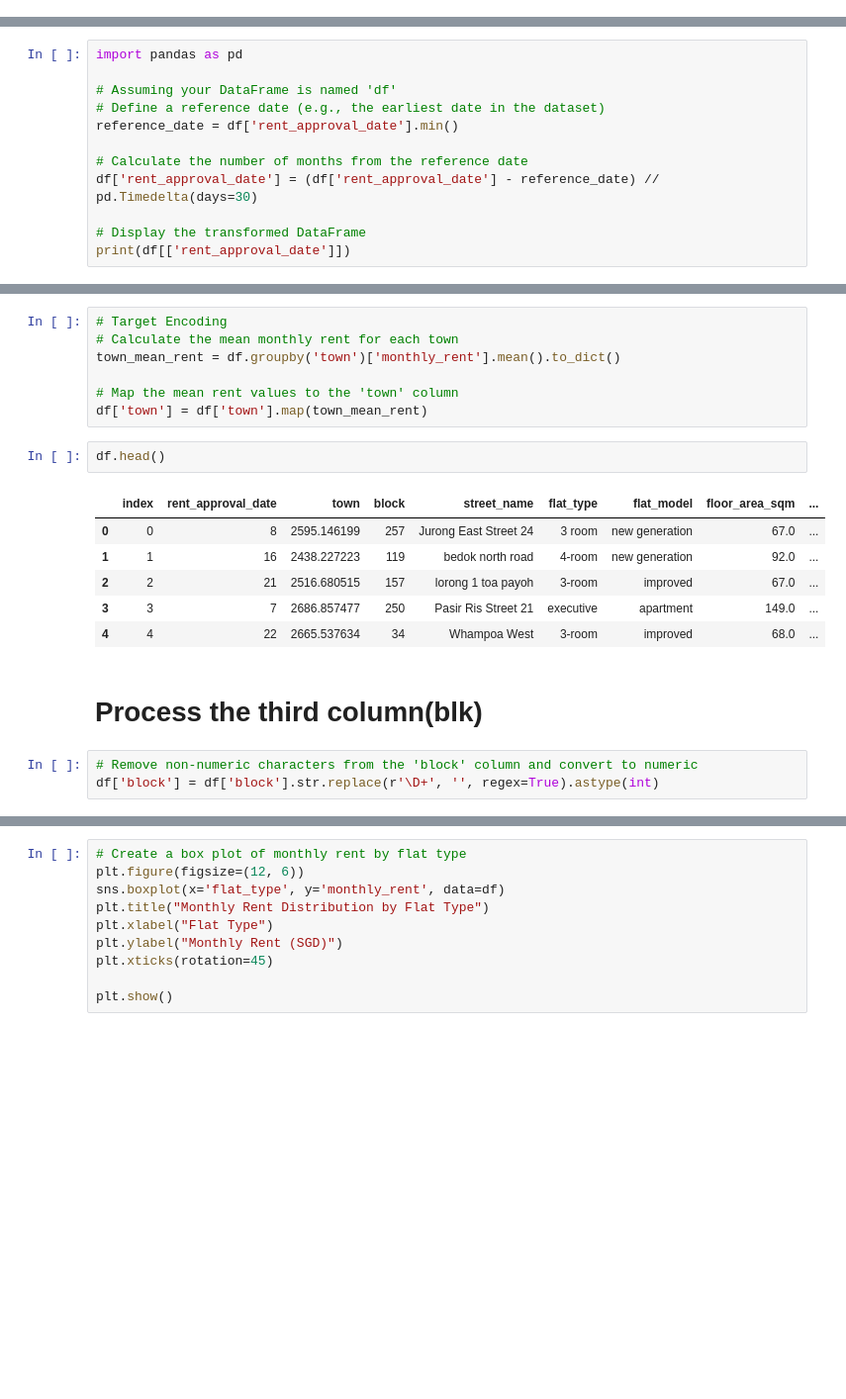
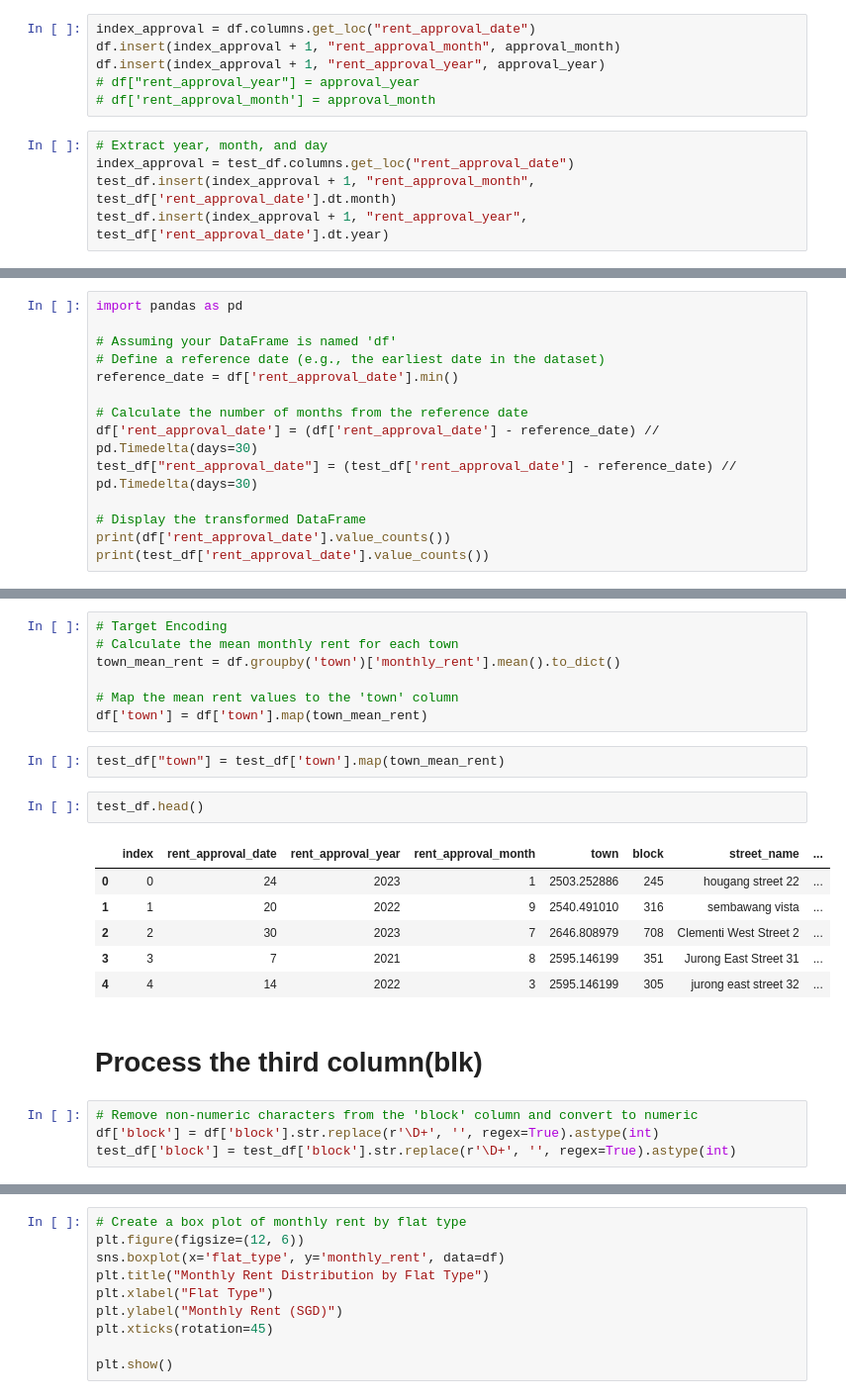
Before and after one commit to JinfengPang/8225SC-group007, a Jupyter notebook: EDA by WuXiangjieakang.ipynb, the cells around one changed output, grey strips where cells are left out. Shown at 99% size. Saved outputs shown, nothing was run; the diff lists cells and outputs as text; blank space fills up the shorter version.

Commit message:
feat: 增加对test data处理, model selection result: xgboost+当前参数, 初次submit

```diff
--- a/EDA by WuXiangjieakang.ipynb
+++ b/EDA by WuXiangjieakang.ipynb
@@ -101,3 +104,14 @@ dtype('<M8[ns]')
 approval_year = df['rent_approval_date'].dt.year
 approval_month= df['rent_approval_date'].dt.month
 approval_day = df['rent_approval_date'].dt.day
+# %%
+index_approval = df.columns.get_loc("rent_approval_date")
+df.insert(index_approval + 1, "rent_approval_month", approval_month)
+df.insert(index_approval + 1, "rent_approval_year", approval_year)
+# df["rent_approval_year"] = approval_year
+# df['rent_approval_month'] = approval_month
+# %%
+# Extract year, month, and day
+index_approval = test_df.columns.get_loc("rent_approval_date")
+test_df.insert(index_approval + 1, "rent_approval_month", test_df['rent_approval_date'].dt.month)
+test_df.insert(index_approval + 1, "rent_approval_year", test_df['rent_approval_date'].dt.year)
@@ -130,7 +157,9 @@ reference_date = df['rent_approval_date'].min()
 
 # Calculate the number of months from the reference date
 df['rent_approval_date'] = (df['rent_approval_date'] - reference_date) // pd.Timedelta(days=30)
+test_df["rent_approval_date"] = (test_df['rent_approval_date'] - reference_date) // pd.Timedelta(days=30)
 
 # Display the transformed DataFrame
-print(df[['rent_approval_date']])
+print(df['rent_approval_date'].value_counts())
+print(test_df['rent_approval_date'].value_counts())
 # %% [output]
@@ -190,18 +222,21 @@ town_mean_rent = df.groupby('town')['monthly_rent'].mean().to_dict()
 
 # Map the mean rent values to the 'town' column
 df['town'] = df['town'].map(town_mean_rent)
+# %%
+test_df["town"] = test_df['town'].map(town_mean_rent)
 # %%
-df.head()
+test_df.head()
 # %% [output]
-|  | index | rent_approval_date | town | block | street_name | flat_type | flat_model | floor_area_sqm | ... |
-| 0 | 0 | 8 | 2595.146199 | 257 | Jurong East Street 24 | 3 room | new generation | 67.0 | ... |
-| 1 | 1 | 16 | 2438.227223 | 119 | bedok north road | 4-room | new generation | 92.0 | ... |
-| 2 | 2 | 21 | 2516.680515 | 157 | lorong 1 toa payoh | 3-room | improved | 67.0 | ... |
-| 3 | 3 | 7 | 2686.857477 | 250 | Pasir Ris Street 21 | executive | apartment | 149.0 | ... |
-| 4 | 4 | 22 | 2665.537634 | 34 | Whampoa West | 3-room | improved | 68.0 | ... |
+|  | index | rent_approval_date | rent_approval_year | rent_approval_month | town | block | street_name | ... |
+| 0 | 0 | 24 | 2023 | 1 | 2503.252886 | 245 | hougang street 22 | ... |
+| 1 | 1 | 20 | 2022 | 9 | 2540.491010 | 316 | sembawang vista | ... |
+| 2 | 2 | 30 | 2023 | 7 | 2646.808979 | 708 | Clementi West Street 2 | ... |
+| 3 | 3 | 7 | 2021 | 8 | 2595.146199 | 351 | Jurong East Street 31 | ... |
+| 4 | 4 | 14 | 2022 | 3 | 2595.146199 | 305 | jurong east street 32 | ... |
 # %% [markdown]
 # Process the third column(blk)
 # %%
 # Remove non-numeric characters from the 'block' column and convert to numeric
 df['block'] = df['block'].str.replace(r'\D+', '', regex=True).astype(int)
+test_df['block'] = test_df['block'].str.replace(r'\D+', '', regex=True).astype(int)
 # %%
```
Also changed, not shown: parts of 25 cells of this notebook, 11 other files.
